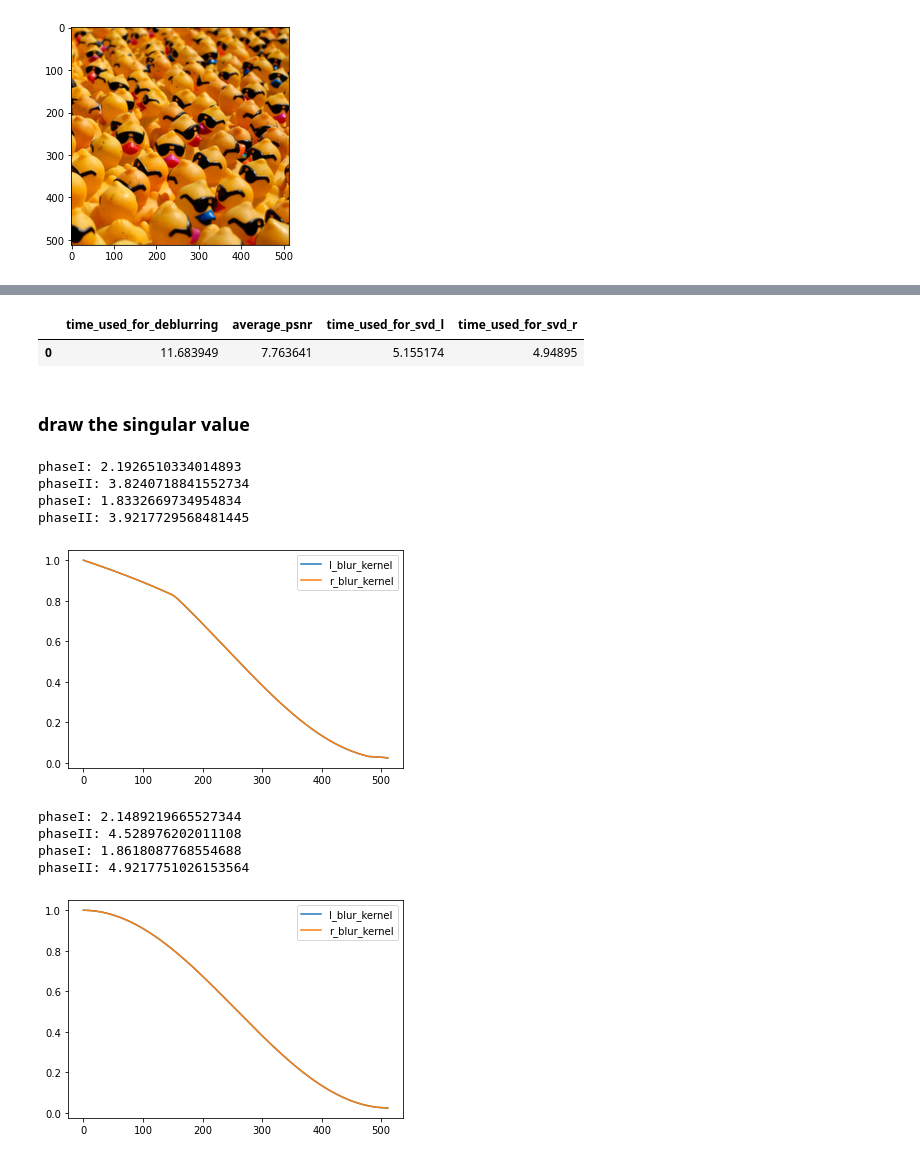
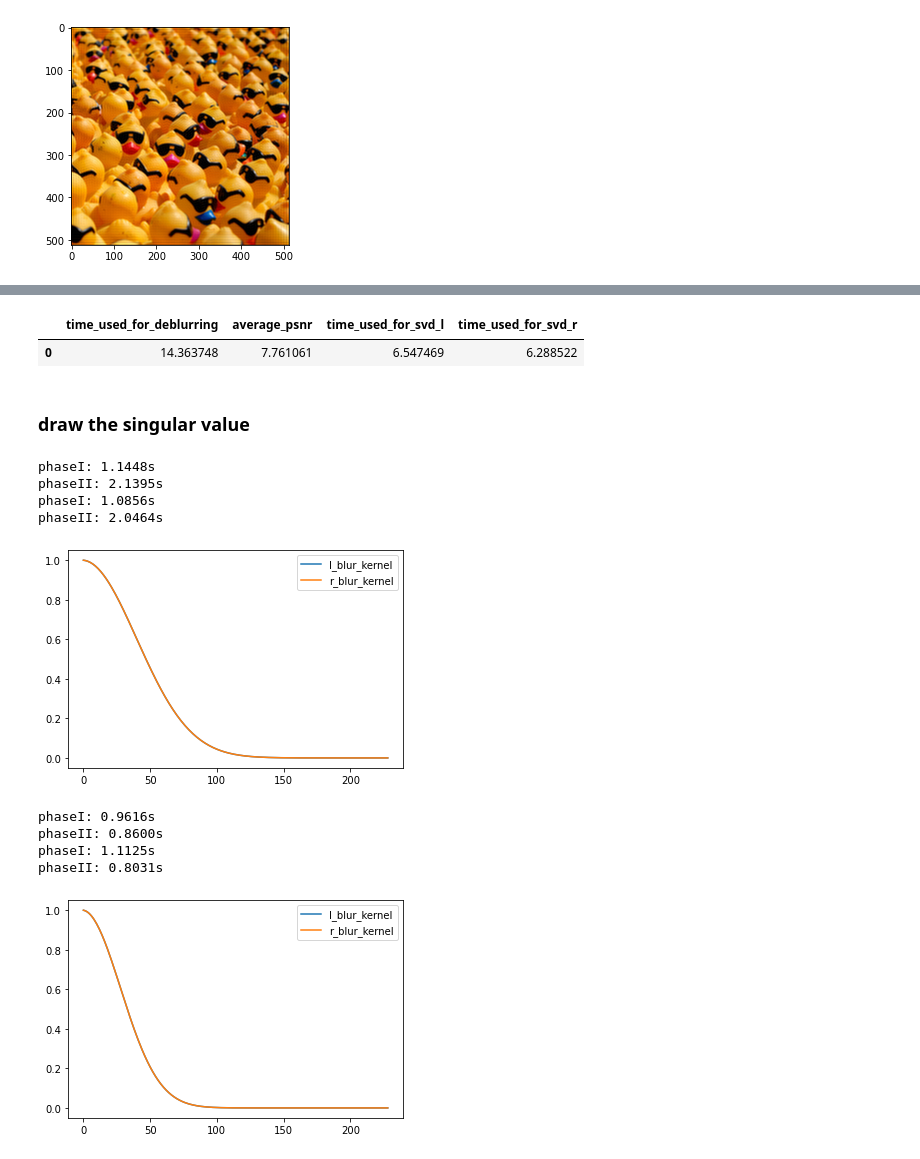
Before and after one commit to Linnore/DDA3005_114514, a Jupyter notebook: problem2.ipynb, the cells around one changed output, grey strips where cells are left out. Drawn from its saved outputs; the diff is of its cells as text; code cells hidden in the pictures.

```diff
--- a/problem2.ipynb
+++ b/problem2.ipynb
@@ -33,9 +33,9 @@ def open_picture(size:str,name:str):
 def working_procee(size,name,blur_type,power,trunc,deblur_tpye):
     img_data = open_picture(size,name)
     #plt.imshow(img_data)
-    blur_kernel,blur_data = pic_deblur1.blur_picture(img_data,blur_type,power)
+    blur_kernel,blur_data = pic_deblur.blur_picture(img_data,blur_type,power)
     begin = time.time()
-    deblur_data,psnr,time_svd = pic_deblur1.deblur_picture(blur_kernel,blur_data,trunc,deblur_tpye)
+    deblur_data,psnr,time_svd = pic_deblur.deblur_picture(blur_kernel,blur_data,trunc,deblur_tpye)
     time_used = time.time()-begin
     data = [img_data,blur_data,deblur_data]
     result_df = pd.DataFrame()
@@ -45,5 +45,5 @@ def working_procee(size,name,blur_type,power,trunc,deblur_tpye):
     result_df['time_used_for_svd_r'] = [time_svd[1]]
     return data,blur_kernel,result_df
 # %%
-data,blur_kernel,result_df = working_procee('512','ducks',['tridiagonal','tridiagonal'],[4,4],200,['B1','B1'])
+data,blur_kernel,result_df = working_procee('512','ducks',['tridiagonal','tridiagonal'],[66,66],200,['A','A'])
 # %% [output]
@@ -59,22 +66,22 @@ Clipping input data to the valid range for imshow with RGB data ([0..1] for floa
 result_df
 # %% [output]
 |  | time_used_for_deblurring | average_psnr | time_used_for_svd_l | time_used_for_svd_r |
-| 0 | 11.683949 | 7.763641 | 5.155174 | 4.94895 |
+| 0 | 14.363748 | 7.761061 | 6.547469 | 6.288522 |
 # %% [markdown]
 ### draw the singular value
 # %%
-pic_deblur1.singular_drawing(blur_kernel,['B1'])
+pic_deblur.singular_drawing(blur_kernel,['B1'])
 # %% [output]
-phaseI: 2.1926510334014893
-phaseII: 3.8240718841552734
-phaseI: 1.8332669734954834
-phaseII: 3.9217729568481445
+phaseI: 1.1448s
+phaseII: 2.1395s
+phaseI: 1.0856s
+phaseII: 2.0464s
-[figure, old version]
+[figure, new version]
 # %%
-pic_deblur1.singular_drawing(blur_kernel,['A'])
+pic_deblur.singular_drawing(blur_kernel,['A'])
 # %% [output]
-phaseI: 2.1489219665527344
-phaseII: 4.528976202011108
-phaseI: 1.8618087768554688
-phaseII: 4.9217751026153564
+phaseI: 0.9616s
+phaseII: 0.8600s
+phaseI: 1.1125s
+phaseII: 0.8031s
-[figure, old version]
+[figure, new version]
```
Also changed, not shown: parts of 3 cells of this notebook.
